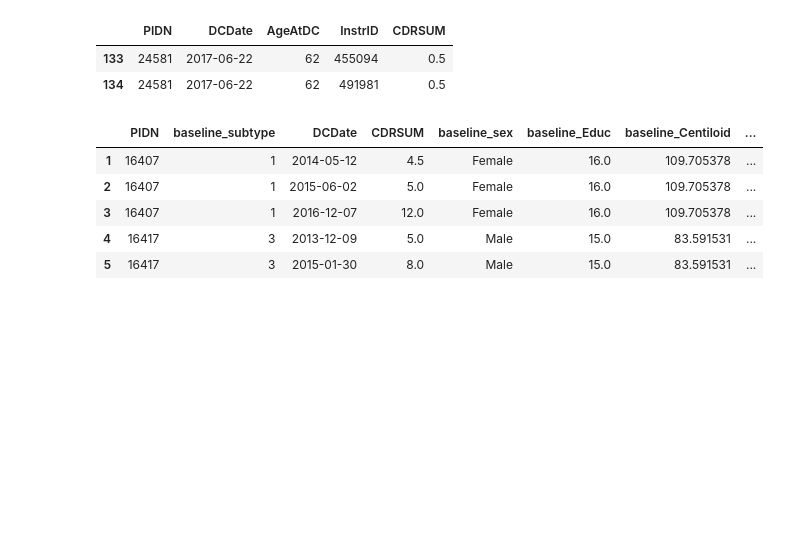
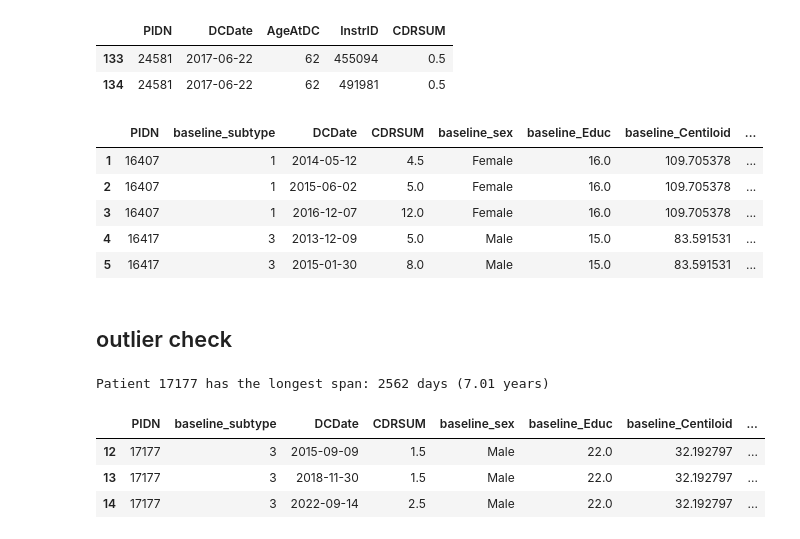
Before and after one commit to marlenelin/eoad_sustain_ml, a Jupyter notebook: notebooks/additional_sens_analysis/ucsf_rep_longitudinal.ipynb, the cells around one changed output. Drawn from its saved outputs; the diff is of its cells as text; code cells hidden in the pictures; blank space fills up the shorter version.

```diff
--- a/notebooks/additional_sens_analysis/ucsf_rep_longitudinal.ipynb
+++ b/notebooks/additional_sens_analysis/ucsf_rep_longitudinal.ipynb
@@ -290,3 +290,25 @@ df_save.head()
 | 3 | 16407 | 1 | 2016-12-07 | 12.0 | Female | 16.0 | 109.705378 | ... |
 | 4 | 16417 | 3 | 2013-12-09 | 5.0 | Male | 15.0 | 83.591531 | ... |
 | 5 | 16417 | 3 | 2015-01-30 | 8.0 | Male | 15.0 | 83.591531 | ... |
+# %% [markdown]
+## outlier check
+# %%
+# For each patient, calculate the span between their first and last DCDate
+spans = df_save.groupby('PIDN')['DCDate'].agg(['min', 'max'])
+spans['span_days'] = (spans['max'] - spans['min']).dt.days
+
+# Find the patient with the maximum span
+max_span_pid = spans['span_days'].idxmax()
+max_span_days = spans.loc[max_span_pid, 'span_days']
+
+# Show the PIDN and the span in years
+print(f"Patient {max_span_pid} has the longest span: {max_span_days} days ({max_span_days/365.25:.2f} years)")
+
+# Optionally, show their records
+df_save[df_save.PIDN == max_span_pid]
+# %% [output]
+Patient 17177 has the longest span: 2562 days (7.01 years)
+|  | PIDN | baseline_subtype | DCDate | CDRSUM | baseline_sex | baseline_Educ | baseline_Centiloid | ... |
+| 12 | 17177 | 3 | 2015-09-09 | 1.5 | Male | 22.0 | 32.192797 | ... |
+| 13 | 17177 | 3 | 2018-11-30 | 1.5 | Male | 22.0 | 32.192797 | ... |
+| 14 | 17177 | 3 | 2022-09-14 | 2.5 | Male | 22.0 | 32.192797 | ... |
```
Also changed, not shown: parts of 1 cell of this notebook, 1 other file.
